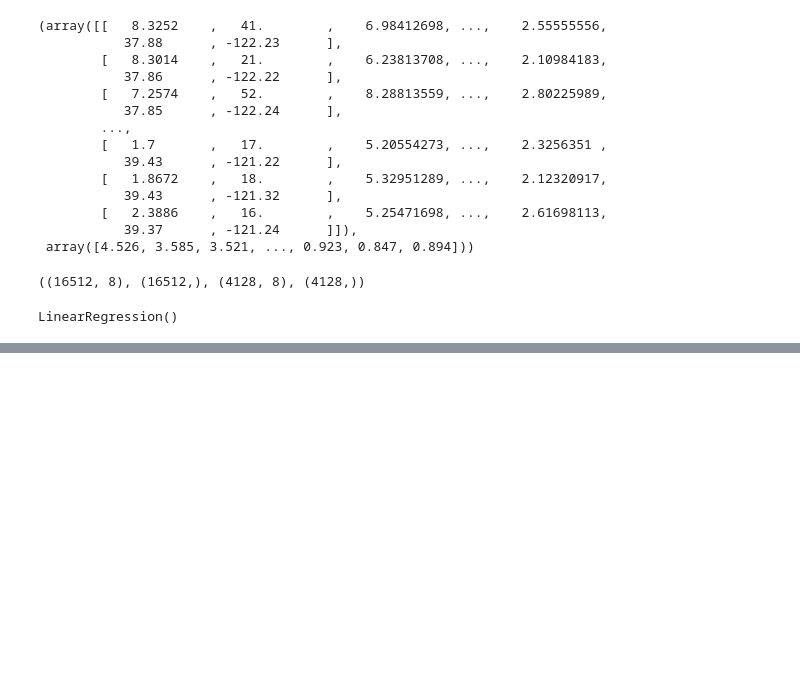
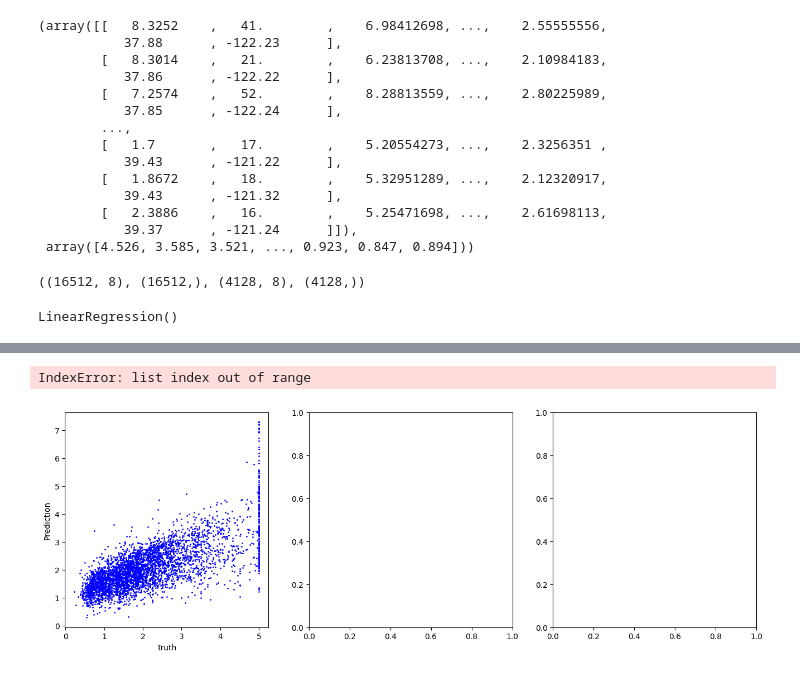
Before and after one commit to olesuv/homeworks-labs, a Jupyter notebook: machine-learning-tools/lab-3.ipynb, the cells around one changed output, grey strips where cells are left out. Cells and saved outputs as stored; diff of their text form; code cells hidden in the pictures; blank space fills up the shorter version.

```diff
--- a/machine-learning-tools/lab-3.ipynb
+++ b/machine-learning-tools/lab-3.ipynb
@@ -162,0 +174,13 @@ table2
+# %%
+regression_analyze = []
+
+for n in [2, 4, 8]:
+        x_train_sub = x_train_scaled[:, :n]
+        x_test_sub = x_test_scaled[:, :n]
+
+        regression.fit(x_train_sub, y_train)
+
+        y_pred = regression.predict(x_test_sub)
+        regression_analyze.append([y_test, y_pred])
+
+regression_analyze
@@ -162,0 +197,22 @@ table2
+# %%
+import matplotlib.pyplot as plt
+
+fig, axs = plt.subplots(1, 3, figsize=(16, 5))
+
+expected_color = 'blue'
+# Колір для передбачених результатів (наприклад, червоний)
+predicted_color = 'red'
+
+for i, sublist in enumerate(regression_analyze):
+    axs[i].scatter(sublist[0], sublist[1], s=1, c=expected_color, label='Truth')
+    axs[i].set_xlabel('Truth')
+    axs[i].set_ylabel('Prediction')
+
+    # Додайте другий розсіювальний графік для передбачених результатів
+    axs[i].scatter(sublist[0], sublist[2], s=1, c=predicted_color, label='Prediction')
+
+    # Додайте легенду
+    axs[i].legend()
+# %% [output]
+IndexError: list index out of range
+[figure, added]
```
Also changed, not shown: parts of 9 cells of this notebook.
